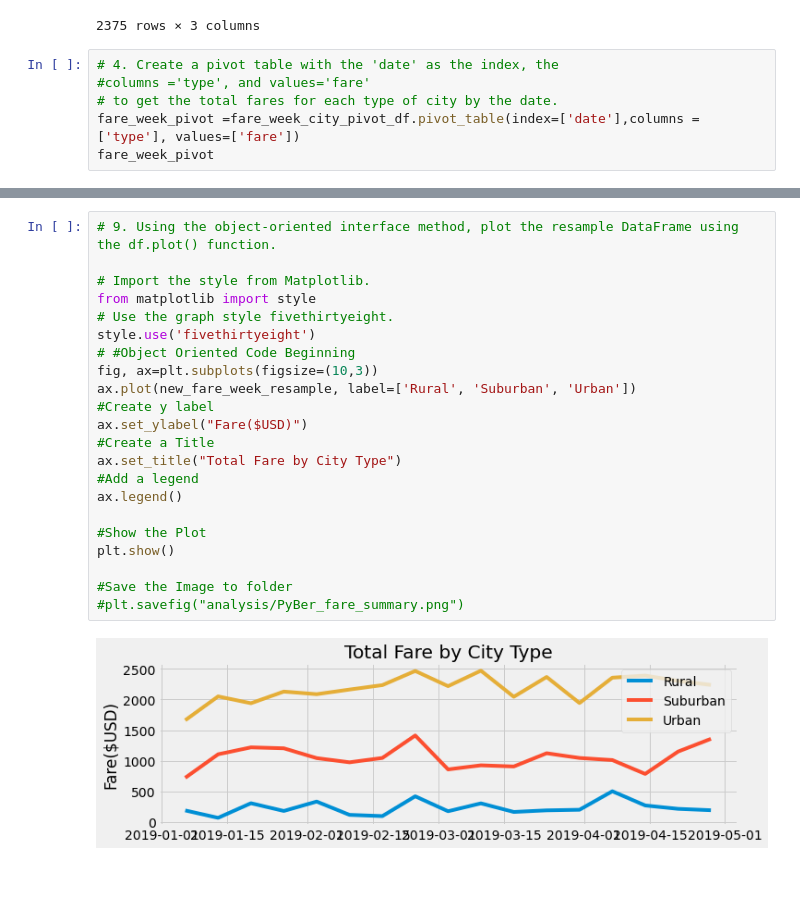
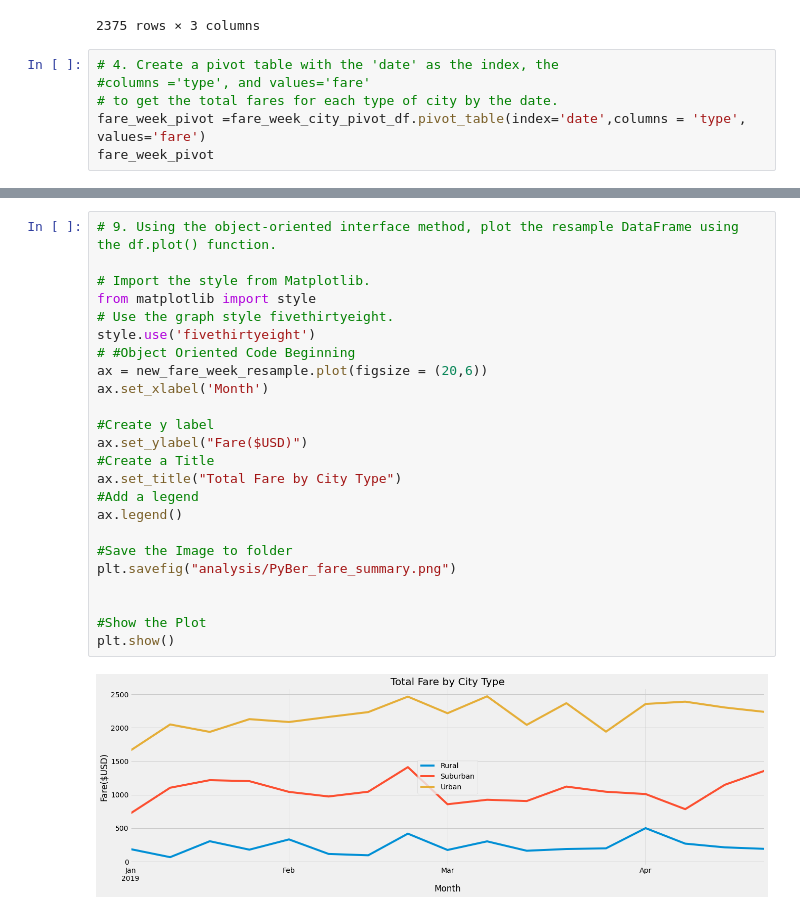
Before and after one commit to Gkmb2390/PyBer_Analysis, a Jupyter notebook: PyBer_Challenge.ipynb, the cells around one changed output, grey strips where cells are left out. Cells and saved outputs as stored; diff of their text form; blank space fills up the shorter version.

```diff
--- a/PyBer_Challenge.ipynb
+++ b/PyBer_Challenge.ipynb
@@ -176,6 +176,6 @@ fare_week_city_pivot_df
 # 4. Create a pivot table with the 'date' as the index, the
 #columns ='type', and values='fare'
 # to get the total fares for each type of city by the date.
-fare_week_pivot =fare_week_city_pivot_df.pivot_table(index=['date'],columns = ['type'], values=['fare'])
+fare_week_pivot =fare_week_city_pivot_df.pivot_table(index='date',columns = 'type', values='fare')
 fare_week_pivot
 # %% [output]
@@ -282,24 +278,26 @@ new_fare_week_resample
 # %%
 # 9. Using the object-oriented interface method, plot the resample DataFrame using the df.plot() function.
 
 # Import the style from Matplotlib.
 from matplotlib import style
 # Use the graph style fivethirtyeight.
 style.use('fivethirtyeight')
 # #Object Oriented Code Beginning
-fig, ax=plt.subplots(figsize=(10,3))
-ax.plot(new_fare_week_resample, label=['Rural', 'Suburban', 'Urban'])
+ax = new_fare_week_resample.plot(figsize = (20,6))
+ax.set_xlabel('Month')
+
 #Create y label
 ax.set_ylabel("Fare($USD)")
 #Create a Title
 ax.set_title("Total Fare by City Type")
 #Add a legend
 ax.legend()
 
+#Save the Image to folder
+plt.savefig("analysis/PyBer_fare_summary.png")
+
+
 #Show the Plot
 plt.show()
-
-#Save the Image to folder
-#plt.savefig("analysis/PyBer_fare_summary.png")
 # %% [output]
-[figure, old version]
+[figure, new version]
```
Also changed, not shown: parts of 6 cells of this notebook, 3 other files.
